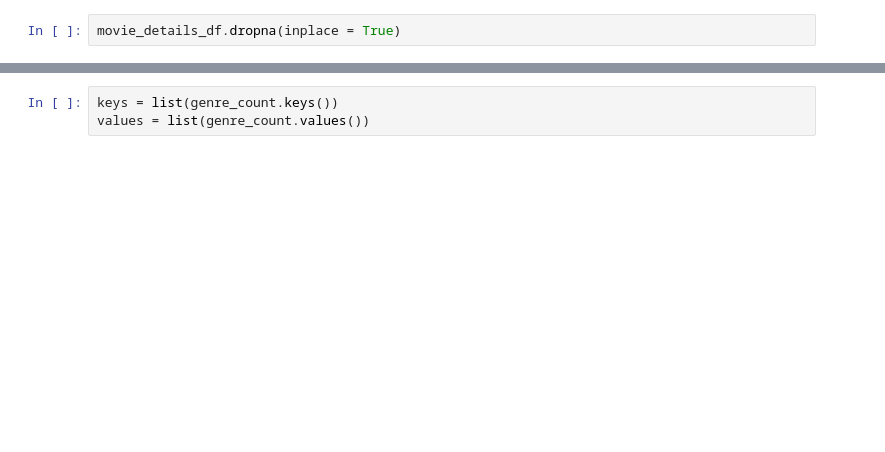
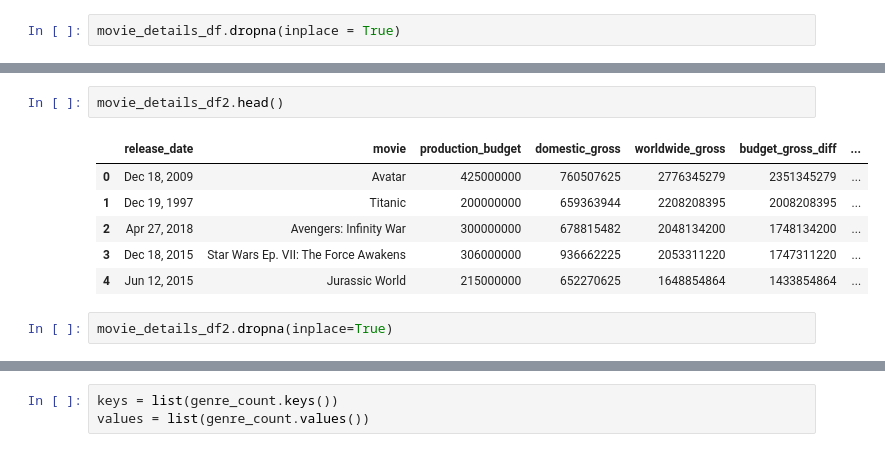
Before and after one commit to dodgy719/movie_analysis, a Jupyter notebook: Question1.ipynb, the cells around one changed output, grey strips where cells are left out. Drawn from its saved outputs; the diff is of its cells as text; blank space fills up the shorter version.

```diff
--- a/Question1.ipynb
+++ b/Question1.ipynb
@@ -395,0 +477,11 @@ movie_details_df.head()
+# %%
+movie_details_df2.head()
+# %% [output]
+|  | release_date | movie | production_budget | domestic_gross | worldwide_gross | budget_gross_diff | ... |
+| 0 | Dec 18, 2009 | Avatar | 425000000 | 760507625 | 2776345279 | 2351345279 | ... |
+| 1 | Dec 19, 1997 | Titanic | 200000000 | 659363944 | 2208208395 | 2008208395 | ... |
+| 2 | Apr 27, 2018 | Avengers: Infinity War | 300000000 | 678815482 | 2048134200 | 1748134200 | ... |
+| 3 | Dec 18, 2015 | Star Wars Ep. VII: The Force Awakens | 306000000 | 936662225 | 2053311220 | 1747311220 | ... |
+| 4 | Jun 12, 2015 | Jurassic World | 215000000 | 652270625 | 1648854864 | 1433854864 | ... |
+# %%
+movie_details_df2.dropna(inplace=True)
```
Also changed, not shown: parts of 46 cells of this notebook, 4 other files.
